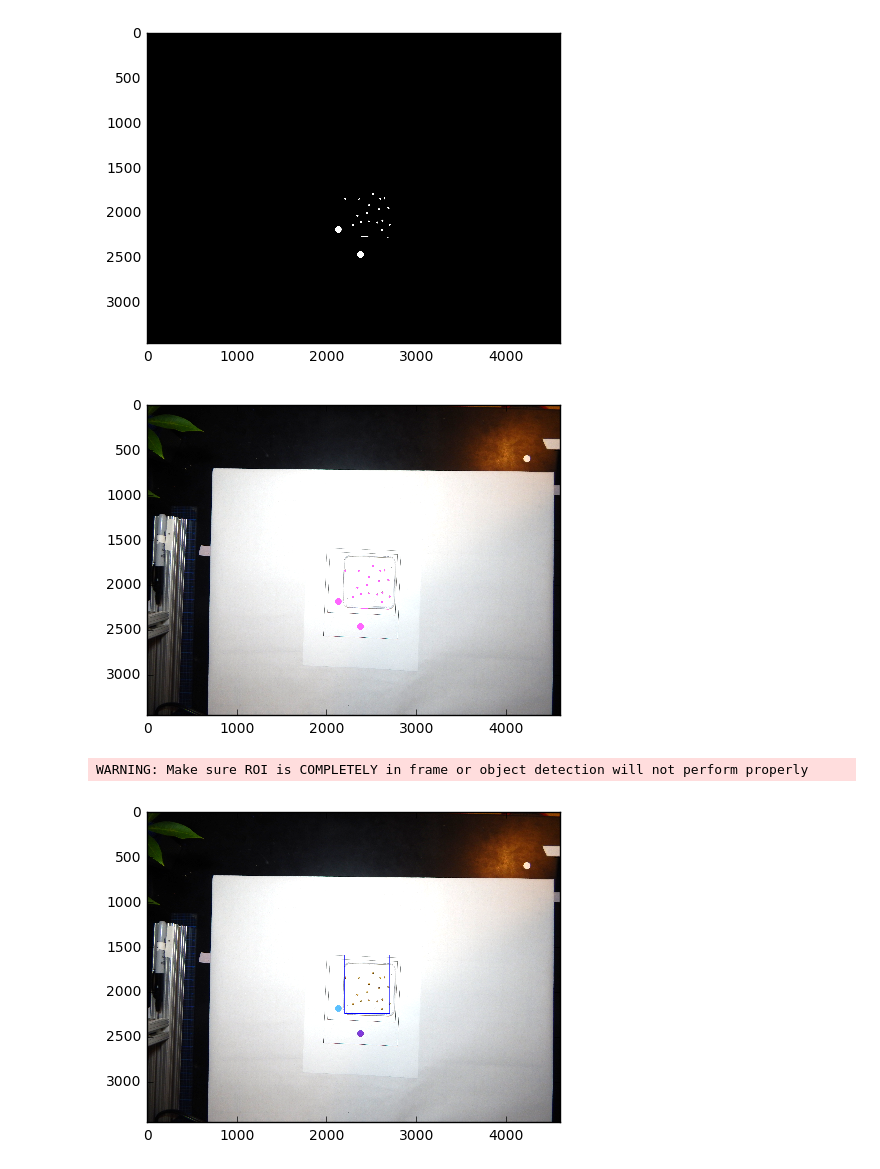
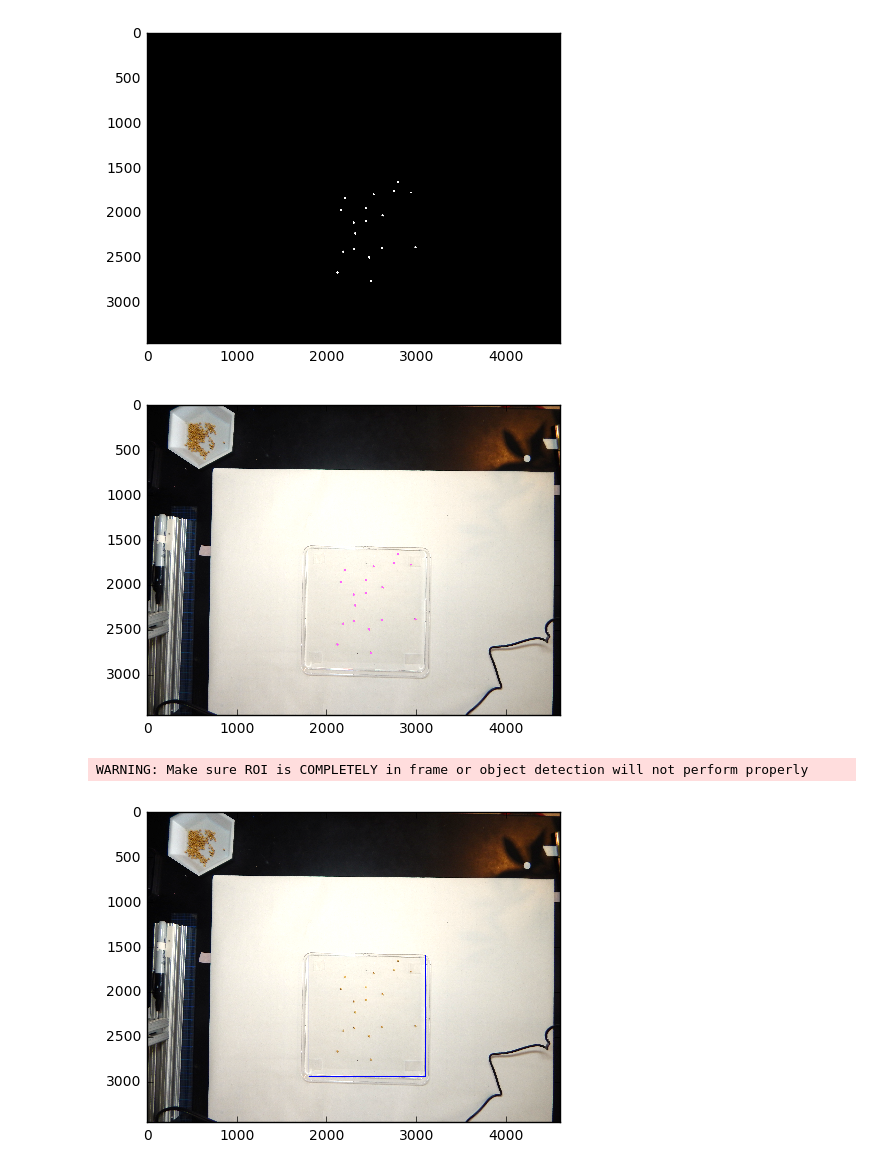
Before and after one commit to danforthcenter/outreach, a Jupyter notebook: sorghum-seed-phenotyping.ipynb, the cells around one changed output. Drawn from its saved outputs; the diff is of its cells as text; code cells hidden in the pictures.

```diff
--- a/sorghum-seed-phenotyping.ipynb
+++ b/sorghum-seed-phenotyping.ipynb
@@ -14,7 +14,7 @@ from plantcv.dev.color_palette import color_palette
 # STEP 2: Set global variables
 device = 0                                                      # Workflow step counter
 debug = 'plot'                                                  # Plot debug images to the notebook
-rgb_img = './sample-data/sorghum-seed.jpg'                # Image filename
+rgb_img = './sample-data/sorghum-seed1.jpg'                # Image filename
 genotype = 'sorghum'                                              # Plant genotype ID
 outfile = str(genotype) + '_plantcv_results.txt'                # Output filename
 # %%
@@ -100,7 +100,7 @@ device, fill_image = pcv.fill(img_binary1, kept_mask, 300, device, debug)
 #                                               |
 #                                               adjust this value
 # %% [output]
-[figure, old version]
+[figure, new version]
 # %%
 # STEP 8: Find objects (contours: black-white boundaries)
 # Inputs:
@@ -110,31 +110,31 @@ device, fill_image = pcv.fill(img_binary1, kept_mask, 300, device, debug)
 #    debug     = None, print, or plot. Print = save to file, Plot = print to screen.
 device, seed_objects, seed_hierarchy = pcv.find_objects(img, fill_image, device, debug)
 # %% [output]
-[figure, old version]
+[figure, new version]
 # %%
 # STEP 9: Define region of interest (ROI)
 # Inputs:
 #    img       = img to overlay roi
 #    roi       = default (None) or user input ROI image, object area should be white and background should be black,
 #                has not been optimized for more than one ROI
 #    roi_input = type of file roi_base is, either 'binary', 'rgb', or 'default' (no ROI inputted)
 #    shape     = desired shape of final roi, either 'rectangle' or 'circle', if  user inputs rectangular roi but chooses
 #                'circle' for shape then a circle is fitted around rectangular roi (and vice versa)
 #    device    = device number.  Used to count steps in the pipeline
 #    debug     = None, print, or plot. Print = save to file, Plot = print to screen.
 #    adjust    = either 'True' or 'False', if 'True' allows user to adjust ROI
 #    x_adj     = adjust center along x axis
 #    y_adj     = adjust center along y axis
 #    w_adj     = adjust width
 #    h_adj     = adjust height
 device, roi1, roi_hierarchy1 = pcv.define_roi(img, 'rectangle', device, None, 'default', debug, True,
-                                             2200, 1600, -1900, -1200)
+                                             1800, 1600, -1500, -500)
 #                                            ^                ^
 #                                            |________________|
 #                                            adjust these four values
 # %% [output]
 WARNING: Make sure ROI is COMPLETELY in frame or object detection will not perform properly
-[figure, old version]
+[figure, new version]
 # %%
 # STEP 10: Keep objects that overlap with the ROI
 # Inputs:
```
Also changed, not shown: parts of 8 cells of this notebook, 12 other files.
